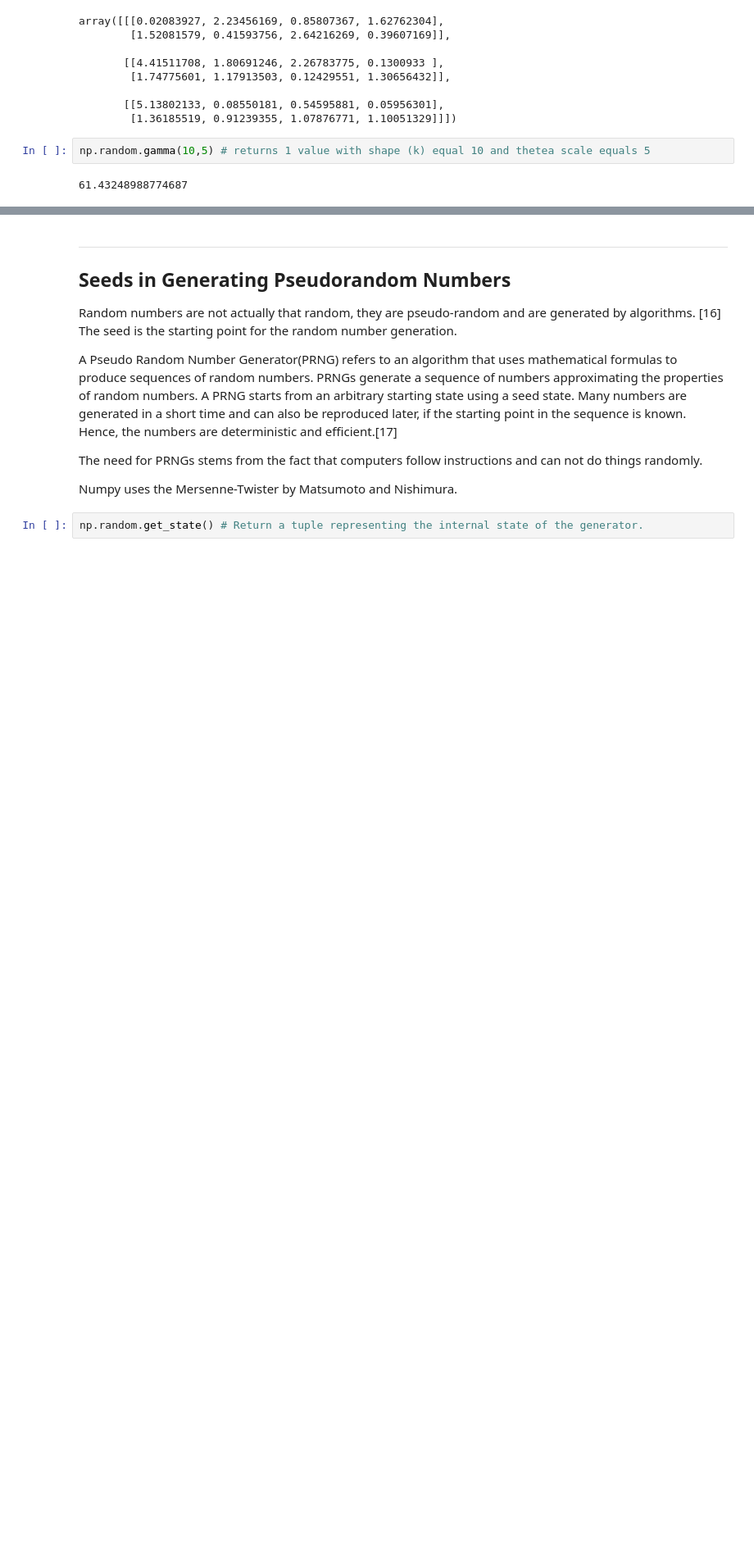
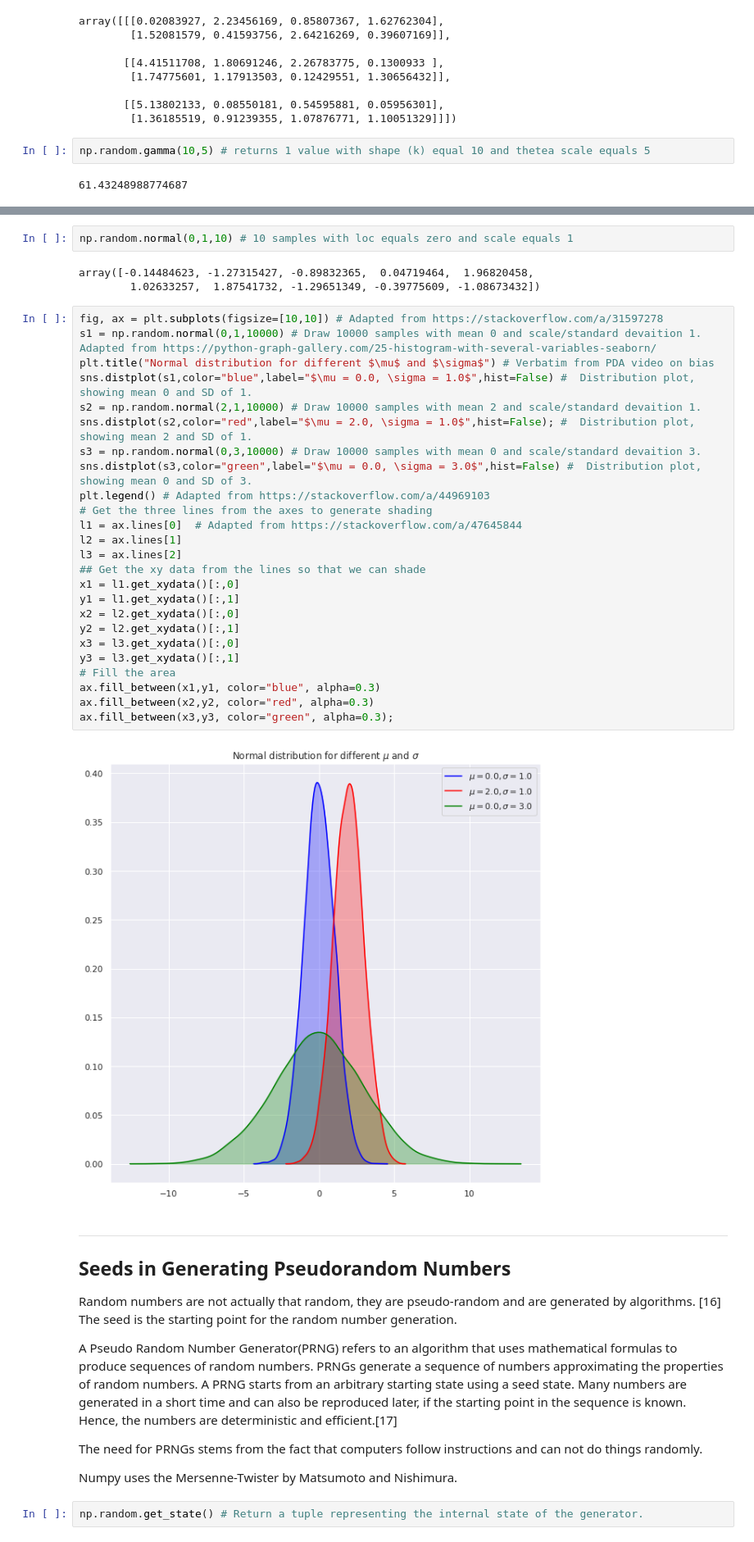
Before and after one commit to AdrianDonohoe/numpy.random, a Jupyter notebook: numpy-random.ipynb, the cells around one changed output, grey strips where cells are left out. Shown at 82% size. Cells and saved outputs as stored; diff of their text form; blank space fills up the shorter version.

Commit message:
added normal distribution

```diff
--- a/numpy-random.ipynb
+++ b/numpy-random.ipynb
@@ -573,3 +592,35 @@ np.random.gamma(10,5) # returns 1 value with shape (k) equal 10 and thetea scale
+# %%
+np.random.normal(0,1,10) # 10 samples with loc equals zero and scale equals 1
+# %% [output]
+array([-0.14484623, -1.27315427, -0.89832365,  0.04719464,  1.96820458,
+        1.02633257,  1.87541732, -1.29651349, -0.39775609, -1.08673432])
+# %%
+fig, ax = plt.subplots(figsize=[10,10]) # Adapted from https://stackoverflow.com/a/31597278
+s1 = np.random.normal(0,1,10000) # Draw 10000 samples with mean 0 and scale/standard devaition 1. Adapted from https://python-graph-gallery.com/25-histogram-with-several-variables-seaborn/
+plt.title("Normal distribution for different $\mu$ and $\sigma$") # Verbatim from PDA video on bias
+sns.distplot(s1,color="blue",label="$\mu = 0.0, \sigma = 1.0$",hist=False) #  Distribution plot, showing mean 0 and SD of 1.
+s2 = np.random.normal(2,1,10000) # Draw 10000 samples with mean 2 and scale/standard devaition 1.
+sns.distplot(s2,color="red",label="$\mu = 2.0, \sigma = 1.0$",hist=False); #  Distribution plot, showing mean 2 and SD of 1.
+s3 = np.random.normal(0,3,10000) # Draw 10000 samples with mean 0 and scale/standard devaition 3.
+sns.distplot(s3,color="green",label="$\mu = 0.0, \sigma = 3.0$",hist=False) #  Distribution plot, showing mean 0 and SD of 3.
+plt.legend() # Adapted from https://stackoverflow.com/a/44969103
+# Get the three lines from the axes to generate shading
+l1 = ax.lines[0]  # Adapted from https://stackoverflow.com/a/47645844
+l2 = ax.lines[1]
+l3 = ax.lines[2]
+## Get the xy data from the lines so that we can shade
+x1 = l1.get_xydata()[:,0]
+y1 = l1.get_xydata()[:,1]
+x2 = l2.get_xydata()[:,0]
+y2 = l2.get_xydata()[:,1]
+x3 = l3.get_xydata()[:,0]
+y3 = l3.get_xydata()[:,1]
+# Fill the area
+ax.fill_between(x1,y1, color="blue", alpha=0.3)
+ax.fill_between(x2,y2, color="red", alpha=0.3)
+ax.fill_between(x3,y3, color="green", alpha=0.3);
+# %% [output]
+[figure, added]
 # %% [markdown]
 ***
 ## Seeds in Generating Pseudorandom Numbers
```
Also changed, not shown: parts of 13 cells of this notebook.
